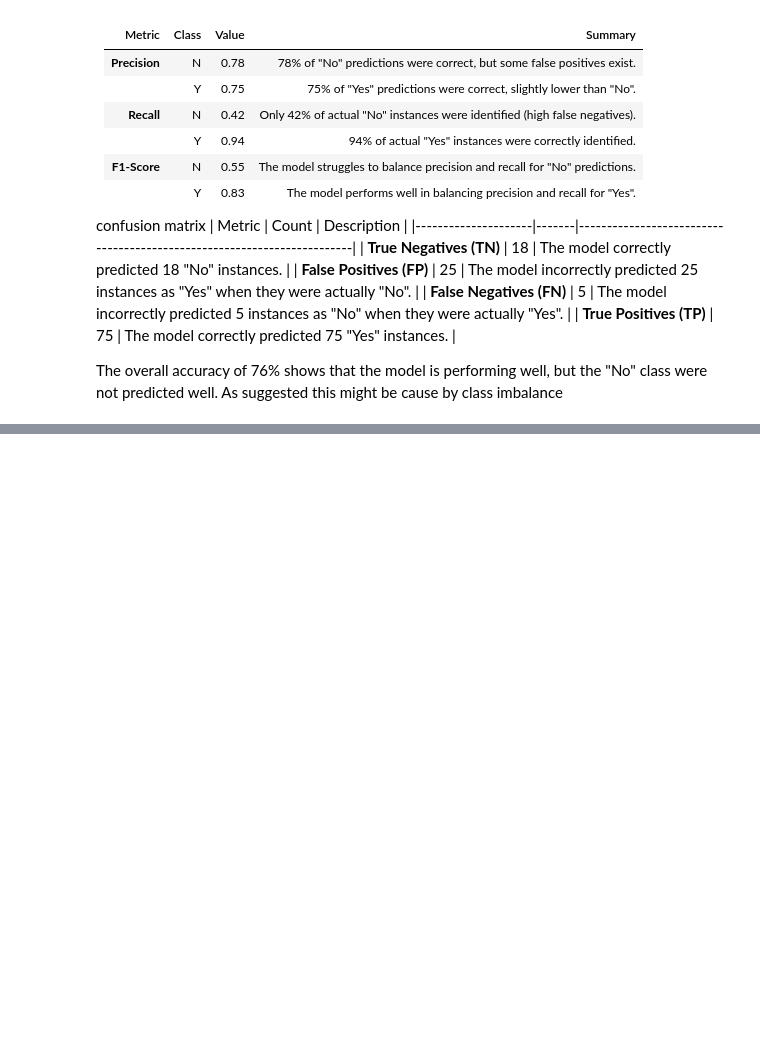
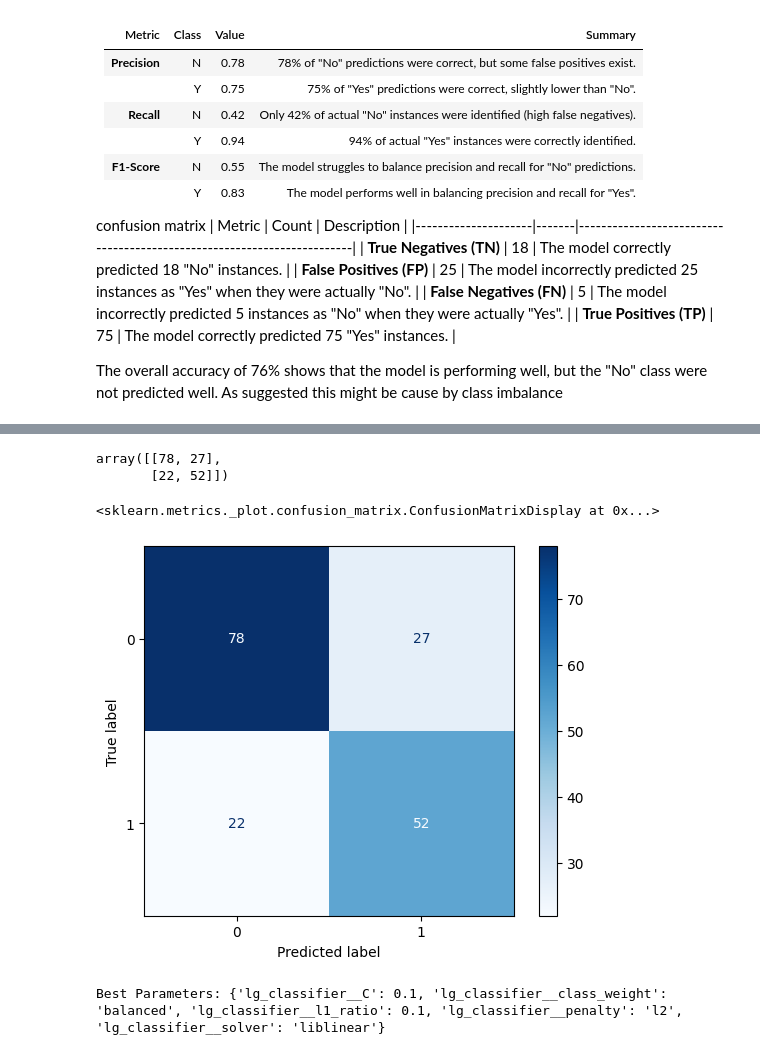
Before and after one commit to ayebaishmo/Loan_ML, a Jupyter notebook: Ayebazibwe_Ishmael.ipynb, the cells around one changed output, grey strips where cells are left out. Drawn from its saved outputs; the diff is of its cells as text; code cells hidden in the pictures; blank space fills up the shorter version.

```diff
--- a/Ayebazibwe_Ishmael.ipynb
+++ b/Ayebazibwe_Ishmael.ipynb
@@ -786,0 +975,13 @@ As suggested this might be cause by class imbalance
+# %%
+# Initialize GridSearchCV with recall_macro scoring
+grid_search = GridSearchCV(
+    estimator= lg_pipeline,     # model pipeline
+    param_grid = param_grid,    #parameter grid
+    scoring='recall_macro',     # Optimize recall
+    cv=3,                       # 3-fold cross-validation
+    verbose=1,                  # Show detailed progress
+    n_jobs=-1                   # Use all available CPUs for faster computation
+)
+# %%
+# Now I will train my data
+grid_search.fit(X_train, y_train)
@@ -786,0 +1027,5 @@ As suggested this might be cause by class imbalance
+# %%
+# I have already evaluated the default model now I will evaluate the the tuned version
+# I will start by getting the best model from the gridsearch
+best_lg_model = grid_search.best_estimator_
+best_lg_model
@@ -786,0 +1051,4 @@ As suggested this might be cause by class imbalance
+# %%
+# Use the best model to prediict for the test set
+lg_predict_gs = best_lg_model.predict(X_test)
+lg_predict_gs
@@ -786,0 +1078,16 @@ As suggested this might be cause by class imbalance
+# %%
+# Then I will find out the TP, TN, FP, FN using the matrix
+confusion_matrix(y_test, lg_predict_gs)
+# %% [output]
+array([[78, 27],
+       [22, 52]])
+# %%
+# I will display it in matrix
+ConfusionMatrixDisplay.from_predictions(y_test, lg_predict_gs, cmap="Blues")
+# %% [output]
+<sklearn.metrics._plot.confusion_matrix.ConfusionMatrixDisplay at 0x...>
+[figure, added]
+# %%
+print("Best Parameters:", grid_search.best_params_)
+# %% [output]
+Best Parameters: {'lg_classifier__C': 0.1, 'lg_classifier__class_weight': 'balanced', 'lg_classifier__l1_ratio': 0.1, 'lg_classifier__penalty': 'l2', 'lg_classifier__solver': 'liblinear'}
```
Also changed, not shown: parts of 43 cells of this notebook, 2 other files.
